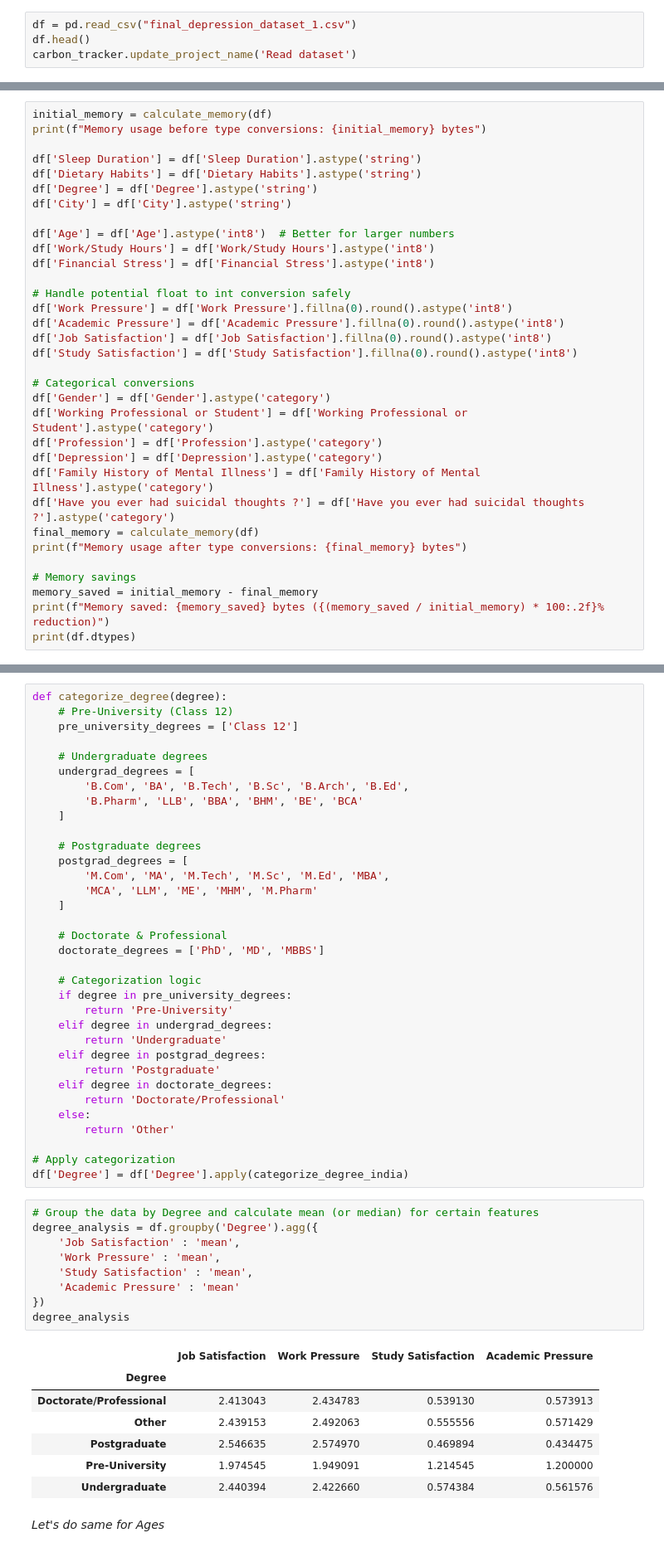
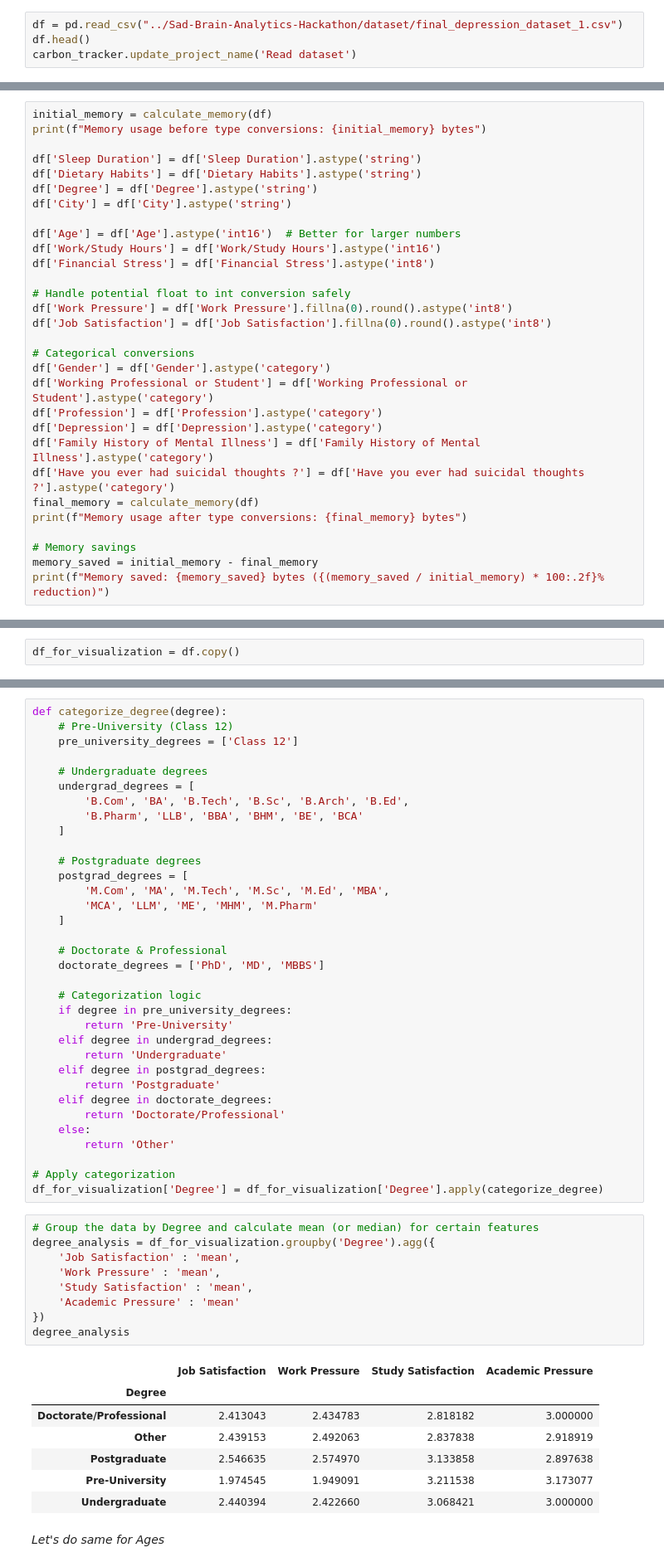
Before and after one commit to AbdessamadTzn/Sad-Brain-Analytics-Hackathon, a Jupyter notebook: sadbrainanalytics.ipynb, the cells around one changed output, grey strips where cells are left out. Shown at 83% size. Cells and saved outputs as stored; diff of their text form.

```diff
--- a/sadbrainanalytics.ipynb
+++ b/sadbrainanalytics.ipynb
@@ -20,6 +20,6 @@ carbon_tracker.update_project_name('Import Libraries')
 # %% [markdown]
 # **EDA:**
 # %%
-df = pd.read_csv("final_depression_dataset_1.csv")
+df = pd.read_csv("../Sad-Brain-Analytics-Hackathon/dataset/final_depression_dataset_1.csv")
 df.head()
 carbon_tracker.update_project_name('Read dataset')
@@ -216,15 +234,13 @@ df['Dietary Habits'] = df['Dietary Habits'].astype('string')
 df['Degree'] = df['Degree'].astype('string')
 df['City'] = df['City'].astype('string')
 
-df['Age'] = df['Age'].astype('int8')  # Better for larger numbers
-df['Work/Study Hours'] = df['Work/Study Hours'].astype('int8')
+df['Age'] = df['Age'].astype('int16')  # Better for larger numbers
+df['Work/Study Hours'] = df['Work/Study Hours'].astype('int16')
 df['Financial Stress'] = df['Financial Stress'].astype('int8')
 
 # Handle potential float to int conversion safely
 df['Work Pressure'] = df['Work Pressure'].fillna(0).round().astype('int8')
-df['Academic Pressure'] = df['Academic Pressure'].fillna(0).round().astype('int8')
 df['Job Satisfaction'] = df['Job Satisfaction'].fillna(0).round().astype('int8')
-df['Study Satisfaction'] = df['Study Satisfaction'].fillna(0).round().astype('int8')
 
 # Categorical conversions
 df['Gender'] = df['Gender'].astype('category')
@@ -239,6 +255,5 @@ print(f"Memory usage after type conversions: {final_memory} bytes")
 # Memory savings
 memory_saved = initial_memory - final_memory
 print(f"Memory saved: {memory_saved} bytes ({(memory_saved / initial_memory) * 100:.2f}% reduction)")
-print(df.dtypes)
 # %% [output]
 Memory usage before type conversions: 1598700 bytes
@@ -307,2 +310,4 @@ Length: 27, dtype: string
+# %%
+df_for_visualization = df.copy()
 # %%
 plt.figure(figsize=(10, 6))
@@ -347,24 +352,24 @@ def categorize_degree(degree):
         return 'Other'
 
 # Apply categorization
-df['Degree'] = df['Degree'].apply(categorize_degree_india)
+df_for_visualization['Degree'] = df_for_visualization['Degree'].apply(categorize_degree)
 # %%
 # Group the data by Degree and calculate mean (or median) for certain features
-degree_analysis = df.groupby('Degree').agg({
+degree_analysis = df_for_visualization.groupby('Degree').agg({
     'Job Satisfaction' : 'mean',
     'Work Pressure' : 'mean',
     'Study Satisfaction' : 'mean',
     'Academic Pressure' : 'mean'
 })
 degree_analysis
 # %% [output]
 |  | Job Satisfaction | Work Pressure | Study Satisfaction | Academic Pressure |
 | Degree |  |  |  |  |
-| Doctorate/Professional | 2.413043 | 2.434783 | 0.539130 | 0.573913 |
-| Other | 2.439153 | 2.492063 | 0.555556 | 0.571429 |
-| Postgraduate | 2.546635 | 2.574970 | 0.469894 | 0.434475 |
-| Pre-University | 1.974545 | 1.949091 | 1.214545 | 1.200000 |
-| Undergraduate | 2.440394 | 2.422660 | 0.574384 | 0.561576 |
+| Doctorate/Professional | 2.413043 | 2.434783 | 2.818182 | 3.000000 |
+| Other | 2.439153 | 2.492063 | 2.837838 | 2.918919 |
+| Postgraduate | 2.546635 | 2.574970 | 3.133858 | 2.897638 |
+| Pre-University | 1.974545 | 1.949091 | 3.211538 | 3.173077 |
+| Undergraduate | 2.440394 | 2.422660 | 3.068421 | 3.000000 |
 # %% [markdown]
 *Let's do same for Ages*
 # %% [markdown]
```
Also changed, not shown: parts of 45 cells of this notebook.
